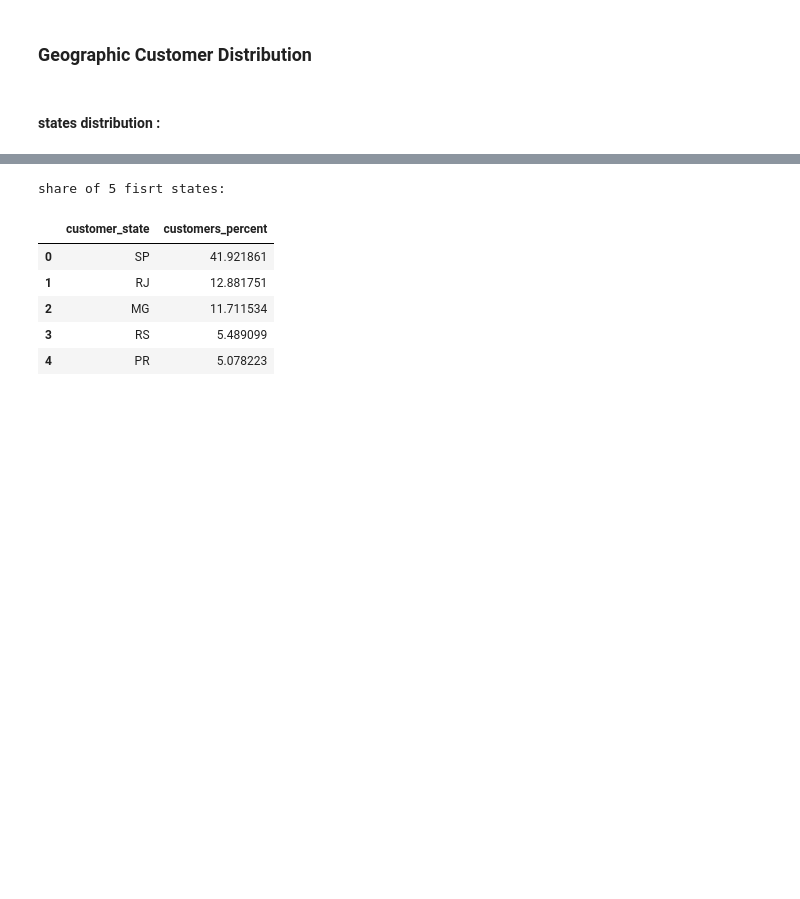
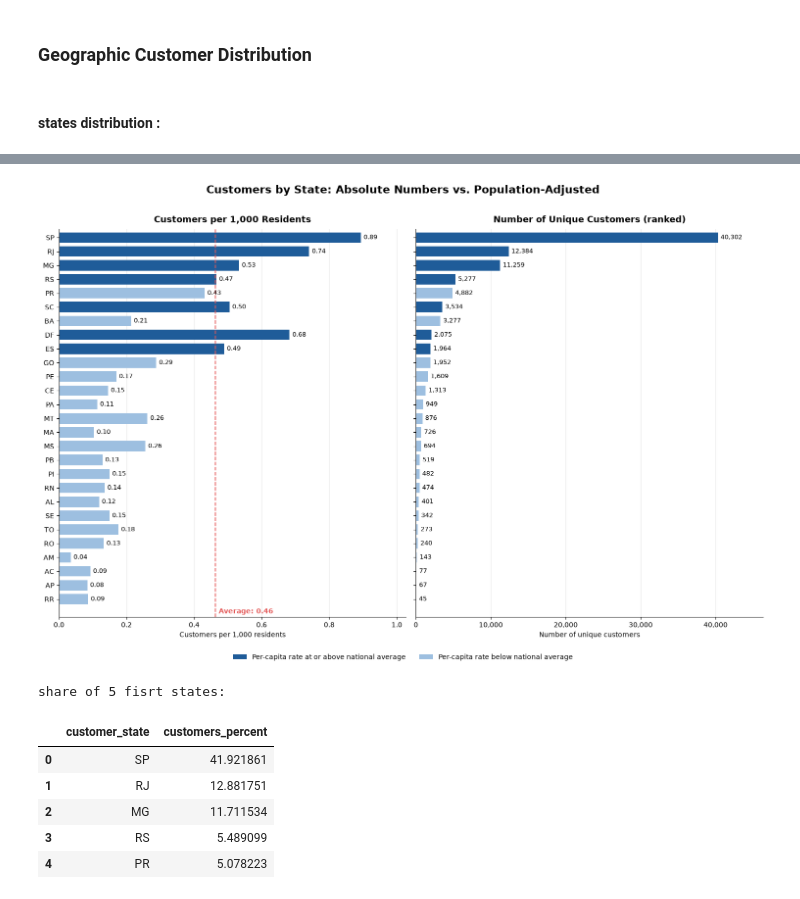
Before and after one commit to Abolfazl-Moradi006/Olist-data-analysis, a Jupyter notebook: Notebooks/4_Customer_Geographic_Analysis.ipynb, the cells around one changed output, grey strips where cells are left out. Saved outputs shown, nothing was run; the diff lists cells and outputs as text; code cells hidden in the pictures; blank space fills up the shorter version.

```diff
--- a/Notebooks/4_Customer_Geographic_Analysis.ipynb
+++ b/Notebooks/4_Customer_Geographic_Analysis.ipynb
@@ -108,3 +93,63 @@ plt.show()
+# %%
+
+from matplotlib.patches import Patch
+
+df = states.copy()
+
+# Sort by customer COUNT
+df = df.sort_values("customers_count", ascending=True).reset_index(drop=True)
+
+# National average (total customers / total population * 1000)
+national_avg = df["customers_count"].sum() / df["state_population"].sum() * 1000
+
+# Dark blue = at/above national average per capita, light blue = below
+above = df["customers_per_1000_residents"] >= national_avg
+colors = np.where(above, "#1F5C99", "#9DBFE0")
+
+y = np.arange(len(df))
+
+fig, (ax1, ax2) = plt.subplots(1, 2, figsize=(15, 10), sharey=True)
+
+# ---------- Left: customers per 1,000 residents (same row order as the right chart) ----------
+bars1 = ax1.barh(y, df["customers_per_1000_residents"], color=colors, height=0.75)
+ax1.bar_label(bars1, labels=[f"{v:.2f}" for v in df["customers_per_1000_residents"]], padding=4, fontsize=9)
+ax1.axvline(national_avg, color="#E45756", linestyle="--", linewidth=1.4)
+ax1.text(national_avg + 0.01, -0.9, f"Average: {national_avg:.2f}", color="#E45756",
+         fontsize=10, fontweight="bold", va="center")
+ax1.set_title("Customers per 1,000 Residents", fontsize=13, fontweight="bold", pad=10)
+ax1.set_xlabel("Customers per 1,000 residents")
+ax1.set_xlim(0, df["customers_per_1000_residents"].max() * 1.15)
+
+# ---------- Right: number of unique customers (descending) ----------
+bars2 = ax2.barh(y, df["customers_count"], color=colors, height=0.75)
+ax2.bar_label(bars2, labels=[f"{n:,}" for n in df["customers_count"]], padding=4, fontsize=9)
+ax2.set_title("Number of Unique Customers (ranked)", fontsize=13, fontweight="bold", pad=10)
+ax2.set_xlabel("Number of unique customers")
+ax2.set_xlim(0, df["customers_count"].max() * 1.15)
+ax2.xaxis.set_major_formatter(plt.FuncFormatter(lambda x, _: f"{int(x):,}"))
+
+# ---------- Shared styling ----------
+ax1.set_yticks(y)
+ax1.set_yticklabels(df["customer_state"], fontsize=10)
+ax1.set_ylim(-1.3, len(df) - 0.4)
+
+for ax in (ax1, ax2):
+    ax.grid(axis="x", alpha=0.3)
+    ax.set_axisbelow(True)
+    ax.spines[["top", "right"]].set_visible(False)
+
+fig.legend(
+    handles=[Patch(facecolor="#1F5C99", label="Per-capita rate at or above national average"),
+             Patch(facecolor="#9DBFE0", label="Per-capita rate below national average")],
+    loc="lower center", ncol=2, frameon=False, fontsize=10,
+)
+
+fig.suptitle("Customers by State: Absolute Numbers vs. Population-Adjusted",
+             fontsize=16, fontweight="bold")
+plt.tight_layout(rect=[0, 0.04, 1, 0.97])
+plt.show()
+# %% [output]
+[figure, added]
 # %%
 #state share
 print("share of 5 fisrt states:")
```
Also changed, not shown: parts of 3 cells of this notebook.
